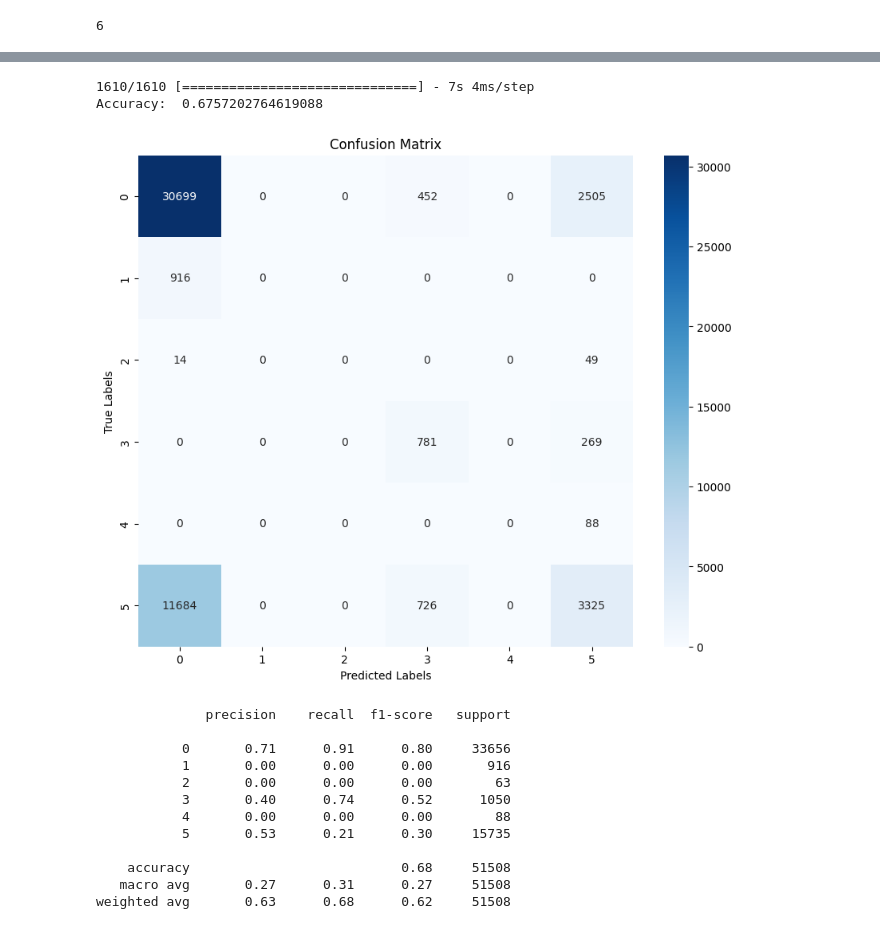
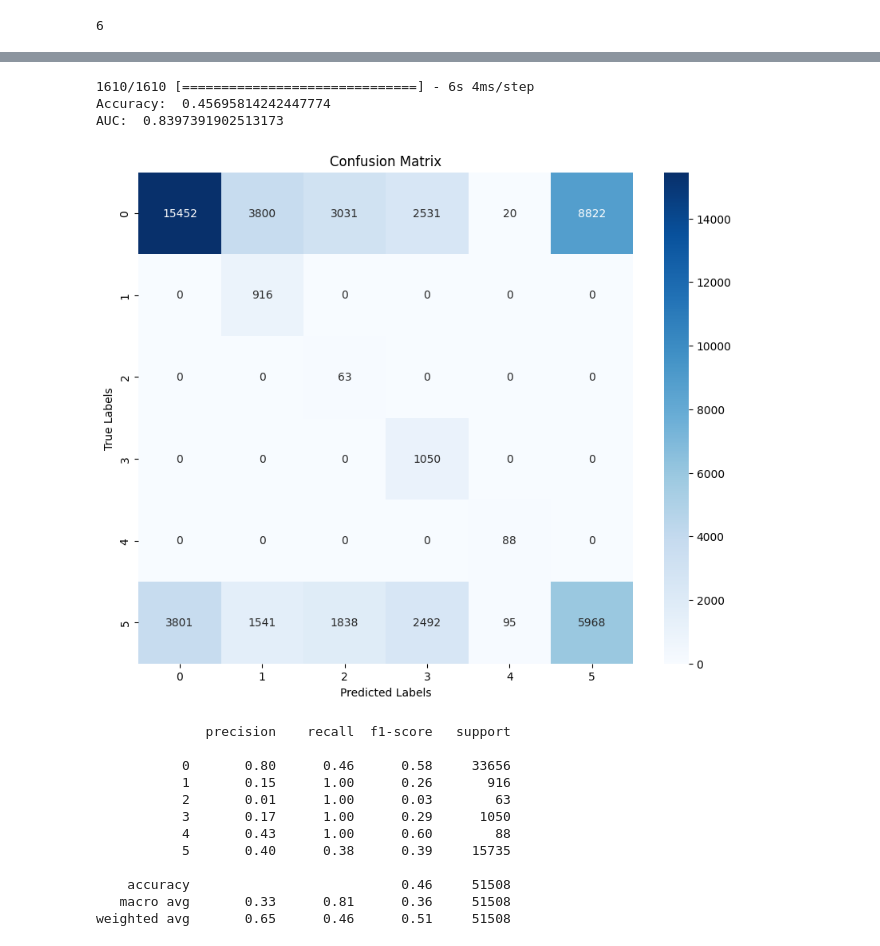
Before and after one commit to TannerAGraves/StructBioInfo, a Jupyter notebook: contacts_classification_keras.ipynb, the cells around one changed output, grey strips where cells are left out. Cells and saved outputs as stored; diff of their text form; code cells hidden in the pictures.

Commit message:
fixed SMOTE

```diff
--- a/contacts_classification_keras.ipynb
+++ b/contacts_classification_keras.ipynb
@@ -96,6 +100,29 @@ X_train = np.array(X_train)
 y_train = np.array(y_train)
 X_test = np.array(X_test)
 y_test = np.array(y_test)
+# %%
+def balance(X, y, n_samples):
+    _, counts = np.unique(y, return_counts=True)
+    under_classes = {}
+    over_classes = {}
+
+    for i, count in enumerate(counts):
+        if n_samples[i] < count:
+            under_classes[i] = n_samples[i]
+        else:
+            over_classes[i] = n_samples[i]
+
+    print("Applying undersampling")
+    if under_classes:  # Check if under_classes dict is not empty
+        undersample = InstanceHardnessThreshold(estimator=AdaBoostClassifier(), sampling_strategy=under_classes)
+        X, y = undersample.fit_resample(X, y)
+
+    print("Applying oversampling")
+    if over_classes:  # Check if over_classes dict is not empty
+        oversample = SMOTE(sampling_strategy=over_classes)
+        X, y = oversample.fit_resample(X, y)
+
+    return X, y
 # %%
 def balance(X, y, n_samples):
   under_classes = {}
@@ -111,7 +138,7 @@ def balance(X, y, n_samples):
     X_bal, y_bal = undersample.fit_resample(X, y)
     print("Applying SMOTE")
     oversample = SMOTE(sampling_strategy = over_classes)
-    X_bal, y_bal = oversample.fit_resample(X, y)
+    X_bal, y_bal = oversample.fit_resample(X_bal, y_bal)
     return X_bal, y_bal
 # %%
 # balancing is only applied to training data
@@ -195,44 +222,53 @@ Epoch 6/100
 # %%
-from sklearn.metrics import accuracy_score, classification_report, confusion_matrix
+from sklearn.metrics import accuracy_score, classification_report, confusion_matrix, roc_auc_score
+from sklearn.preprocessing import label_binarize
 import seaborn as sns
 import matplotlib.pyplot as plt
+import numpy as np
 
 def report(model, X_test, y_test):
     outputs = model.predict(X_test)
     y_pred = np.argmax(outputs, axis=1)
-    # y_true = np.argmax(y_test, axis=1)
     y_true = y_test
 
     accuracy = accuracy_score(y_true, y_pred)
     print("Accuracy: ", accuracy)
+
+    # Binarize labels and compute ROC AUC
+    y_true_bin = label_binarize(y_true, classes=np.arange(num_classes))
+    y_pred_bin = label_binarize(y_pred, classes=np.arange(num_classes))
+    auc = roc_auc_score(y_true_bin, y_pred_bin, average='macro', multi_class='ovr')
+    print("AUC: ", auc)
+
     report = classification_report(y_true, y_pred)
     cm = confusion_matrix(y_true, y_pred)
 
     # Plotting confusion matrix
     plt.figure(figsize=(10, 8))
     sns.heatmap(cm, annot=True, cmap="Blues", fmt="d")
     plt.title("Confusion Matrix")
     plt.xlabel("Predicted Labels")
     plt.ylabel("True Labels")
     plt.show()
 
     return report
 
 report = report(mdl, X_test, y_test)
 print(report)
 # %% [output]
-1610/1610 [==============================] - 7s 4ms/step
-Accuracy:  0.6757202764619088
+1610/1610 [==============================] - 6s 4ms/step
+Accuracy:  0.45695814242447774
+AUC:  0.8397391902513173
-[figure, old version]
+[figure, new version]
               precision    recall  f1-score   support
 
-           0       0.71      0.91      0.80     33656
-           1       0.00      0.00      0.00       916
-           2       0.00      0.00      0.00        63
-           3       0.40      0.74      0.52      1050
-           4       0.00      0.00      0.00        88
-           5       0.53      0.21      0.30     15735
+           0       0.80      0.46      0.58     33656
+           1       0.15      1.00      0.26       916
+           2       0.01      1.00      0.03        63
+           3       0.17      1.00      0.29      1050
+           4       0.43      1.00      0.60        88
+           5       0.40      0.38      0.39     15735
 
-    accuracy                           0.68     51508
-   macro avg       0.27      0.31      0.27     51508
-weighted avg       0.63      0.68      0.62     51508
+    accuracy                           0.46     51508
+   macro avg       0.33      0.81      0.36     51508
+weighted avg       0.65      0.46      0.51     51508
```
Also changed, not shown: parts of 6 cells of this notebook.
